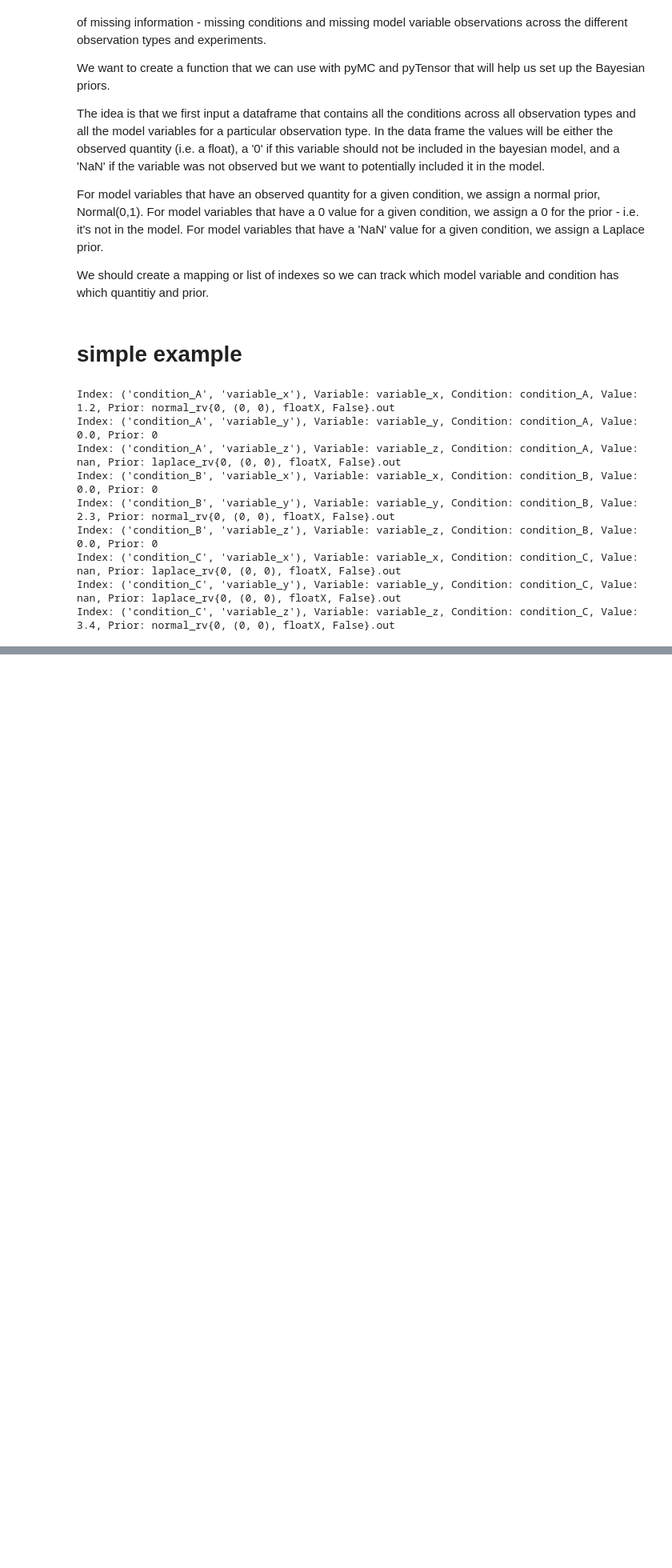
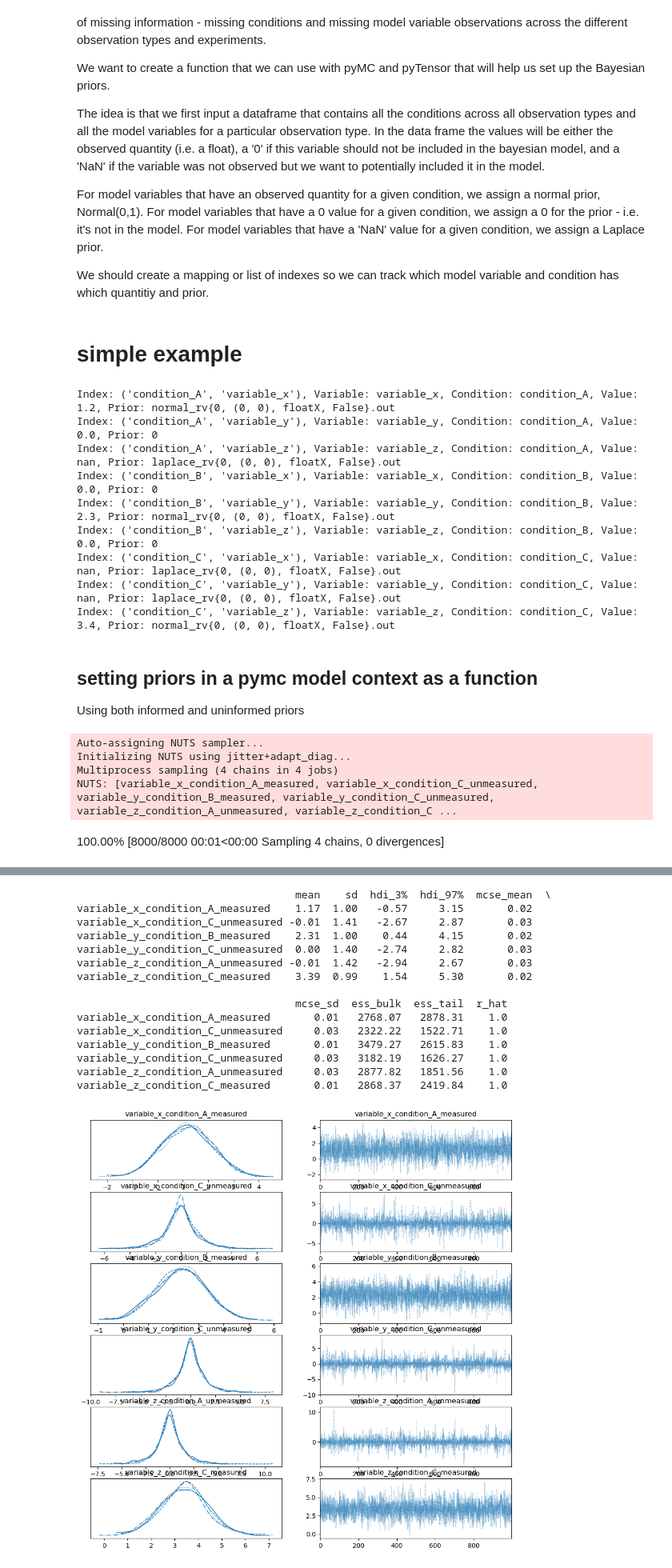
Before and after one commit to pnnl-predictive-phenomics/syn_bmca, a Jupyter notebook: missing_data_notebook.ipynb, the cells around one changed output, grey strips where cells are left out. Shown at 80% size. Cells and saved outputs as stored; diff of their text form; code cells hidden in the pictures; blank space fills up the shorter version.

Commit message:
informed priors update

```diff
--- a/missing_data_notebook.ipynb
+++ b/missing_data_notebook.ipynb
@@ -165,6 +165,7 @@ def set_priors(df: pd.DataFrame):
     priors = []
     index_map = []
 
+    # TODO: use a more efficient way to get indices
     for i, row in df.iterrows():
         for j, value in enumerate(row):
             if pd.isnull(value):  # NaN value
@@ -172,8 +173,7 @@ def set_priors(df: pd.DataFrame):
             elif value == 0:  # Zero value
                 prior = 0
             else:  # Observed quantity
-                prior = pm.Normal.dist(mu=0, sigma=1)
-
+                prior = pm.Normal.dist(mu=value, sigma=1)
             priors.append(prior)
             index_map.append((i, df.columns[j]))
 
@@ -204,3 +204,58 @@ Index: ('condition_B', 'variable_z'), Variable: variable_z, Condition: condition
 Index: ('condition_C', 'variable_x'), Variable: variable_x, Condition: condition_C, Value: nan, Prior: laplace_rv{0, (0, 0), floatX, False}.out
 Index: ('condition_C', 'variable_y'), Variable: variable_y, Condition: condition_C, Value: nan, Prior: laplace_rv{0, (0, 0), floatX, False}.out
 Index: ('condition_C', 'variable_z'), Variable: variable_z, Condition: condition_C, Value: 3.4, Prior: normal_rv{0, (0, 0), floatX, False}.out
+# %% [markdown]
+## setting priors in a pymc model context as a function
+
+Using both informed and uninformed priors
+# %%
+import pymc as pm
+import pandas as pd
+import numpy as np
+
+def set_priors(df: pd.DataFrame, model: pm.Model, informed_priors=False):
+    '''Set priors in dataframe based on model variable value for a given condition.'''
+    with model:
+        priors = {}
+        for var_name in df.columns:
+            for i, value in enumerate(df[var_name]):
+                condition_name = df.index[i]
+                if pd.isnull(value):  # NaN value
+                    prior = pm.Laplace(f'{var_name}_{condition_name}_unmeasured', mu=0, b=1)
+                elif value == 0:  # Zero value
+                    # No need to create a deterministic variable for zero, simply use the value
+                    prior = 0
+                else:  # Observed quantity
+                    if informed_priors:
+                        prior = pm.Normal(f'{var_name}_{condition_name}_measured', mu=0, sigma=1, observed=value)
+                    else:
+                        prior = pm.Normal(f'{var_name}_{condition_name}_measured', mu=value, sigma=1)
+                priors[(condition_name, var_name)] = prior
+    return priors
+
+# Example usage:
+with pm.Model() as pymc_model:
+    # Create a test dataframe
+    df = pd.DataFrame({
+        'variable_x': [1.2, 0, np.nan],
+        'variable_y': [0, 2.3, np.nan],
+        'variable_z': [np.nan, 0, 3.4]
+    }, index=['condition_A', 'condition_B', 'condition_C'])
+
+    # Run the function to set priors w/o informed priors
+    priors = set_priors(df, pymc_model)
+
+    # Run inference
+    trace = pm.sample(1000, chains=4, return_inferencedata=True)
+
+# Analyze the results
+with pymc_model:
+    pm.plot_trace(trace)
+    summary = pm.summary(trace, round_to=2)
+    print(summary)
+# %% [output]
+Auto-assigning NUTS sampler...
+Initializing NUTS using jitter+adapt_diag...
+Multiprocess sampling (4 chains in 4 jobs)
+NUTS: [variable_x_condition_A_measured, variable_x_condition_C_unmeasured, variable_y_condition_B_measured, variable_y_condition_C_unmeasured, variable_z_condition_A_unmeasured, variable_z_condition_C ...
+100.00% [8000/8000 00:01<00:00 Sampling 4 chains, 0 divergences]
@@ -206,0 +263,16 @@ Index: ('condition_C', 'variable_z'), Variable: variable_z, Condition: condition
+                                   mean    sd  hdi_3%  hdi_97%  mcse_mean  \
+variable_x_condition_A_measured    1.17  1.00   -0.57     3.15       0.02
+variable_x_condition_C_unmeasured -0.01  1.41   -2.67     2.87       0.03
+variable_y_condition_B_measured    2.31  1.00    0.44     4.15       0.02
+variable_y_condition_C_unmeasured  0.00  1.40   -2.74     2.82       0.03
+variable_z_condition_A_unmeasured -0.01  1.42   -2.94     2.67       0.03
+variable_z_condition_C_measured    3.39  0.99    1.54     5.30       0.02
+
+                                   mcse_sd  ess_bulk  ess_tail  r_hat
+variable_x_condition_A_measured       0.01   2768.07   2878.31    1.0
+variable_x_condition_C_unmeasured     0.03   2322.22   1522.71    1.0
+variable_y_condition_B_measured       0.01   3479.27   2615.83    1.0
+variable_y_condition_C_unmeasured     0.03   3182.19   1626.27    1.0
+variable_z_condition_A_unmeasured     0.03   2877.82   1851.56    1.0
+variable_z_condition_C_measured       0.01   2868.37   2419.84    1.0
+[figure, added]
```
Also changed, not shown: parts of 2 cells of this notebook.
